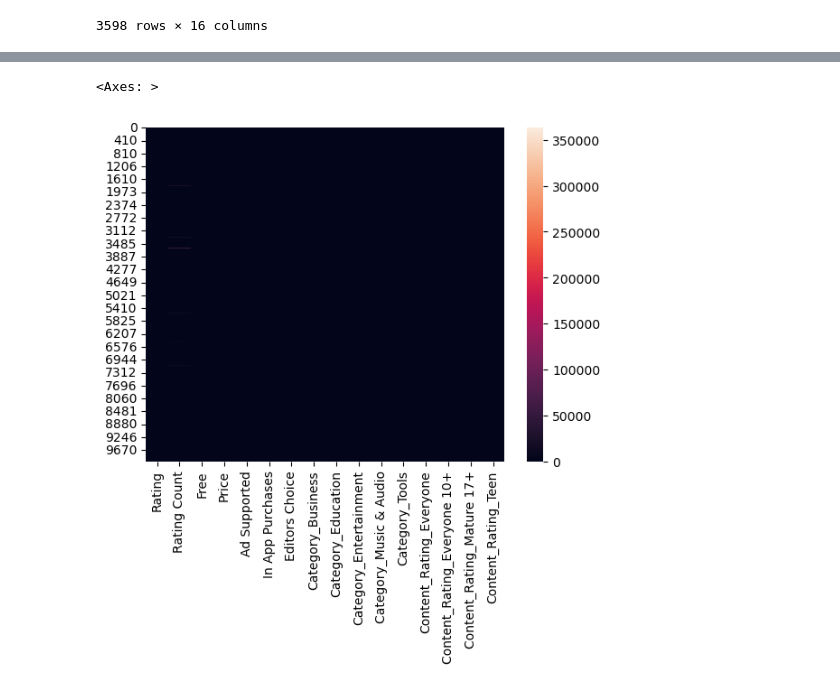
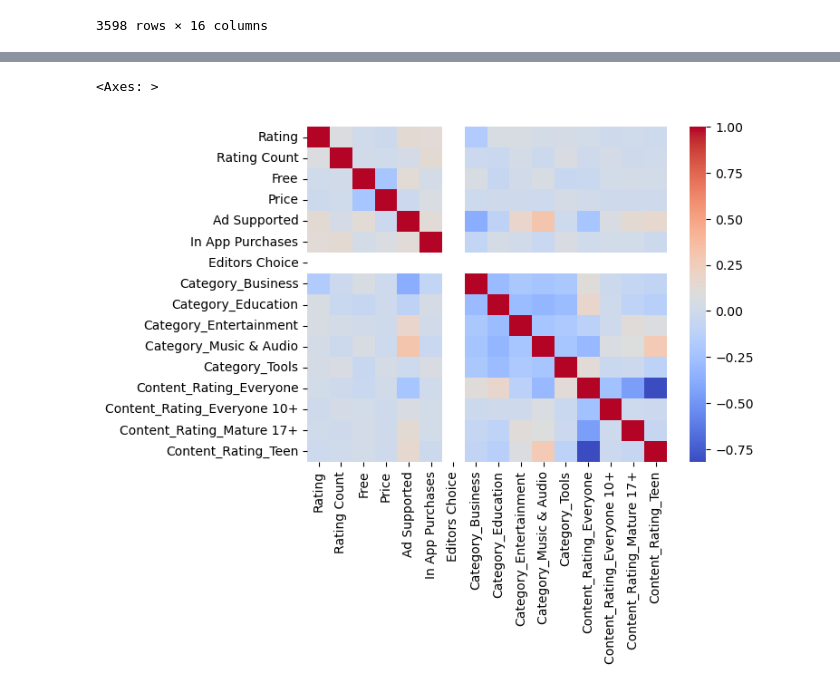
Before and after one commit to LouLan99/User-Rating-Prediction-Model, a Jupyter notebook: notebooks/01-data-loading-cleaning.ipynb, the cells around one changed output, grey strips where cells are left out. Cells and saved outputs as stored; diff of their text form; code cells hidden in the pictures.

```diff
--- a/notebooks/01-data-loading-cleaning.ipynb
+++ b/notebooks/01-data-loading-cleaning.ipynb
@@ -306,8 +340,3 @@ Data columns (total 9 columns):
  8   Editors Choice    9906 non-null   int32
 dtypes: float64(3), int32(4), object(2)
 memory usage: 619.1+ KB
-# %%
-df['Ad Supported'] = df['Ad Supported'].replace({'True': 1, 'False': 0})
-df['In App Purchases'] = df['In App Purchases'].replace({'True': 1, 'False': 0})
-df['Editors Choice'] = df['Editors Choice'].replace({'True': 1, 'False': 0})
-df['Free'] = df['Free'].replace({'True': 1, 'False': 0})
@@ -448,8 +506,8 @@ df
 # %%
-sns.heatmap(data = df)
+sns.heatmap(df.corr(), cmap= "coolwarm")
 # %% [output]
 <Axes: >
-[figure, old version]
+[figure, new version]
 # %%
 df.corr()
 # %% [output]
```
Also changed, not shown: parts of 19 cells of this notebook, 2 other files.
